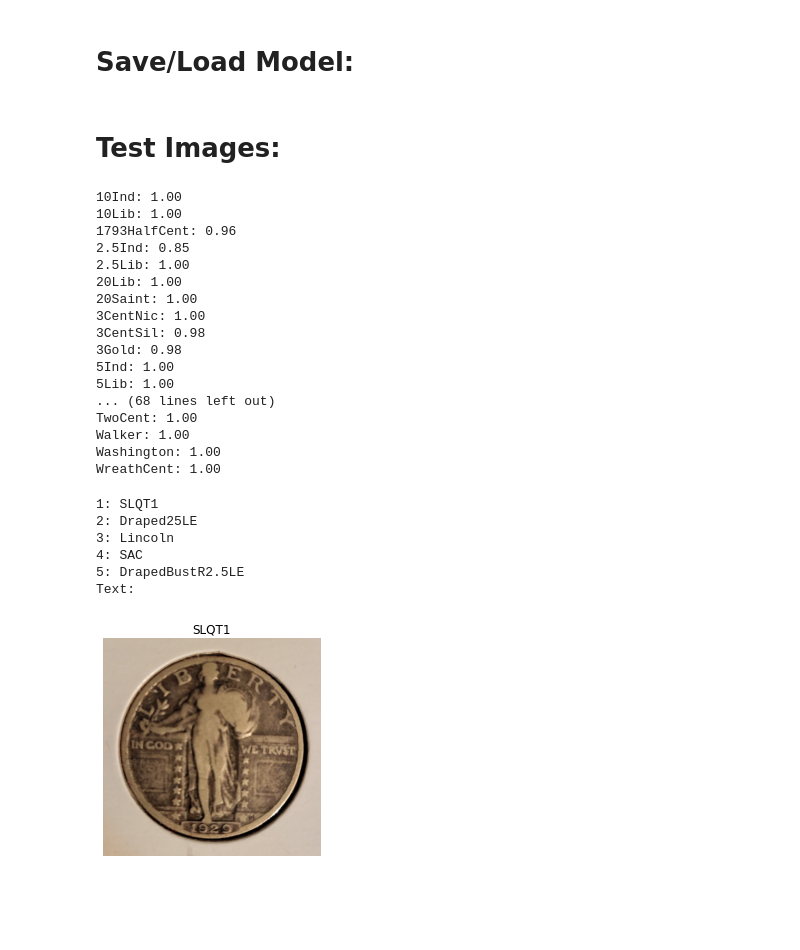
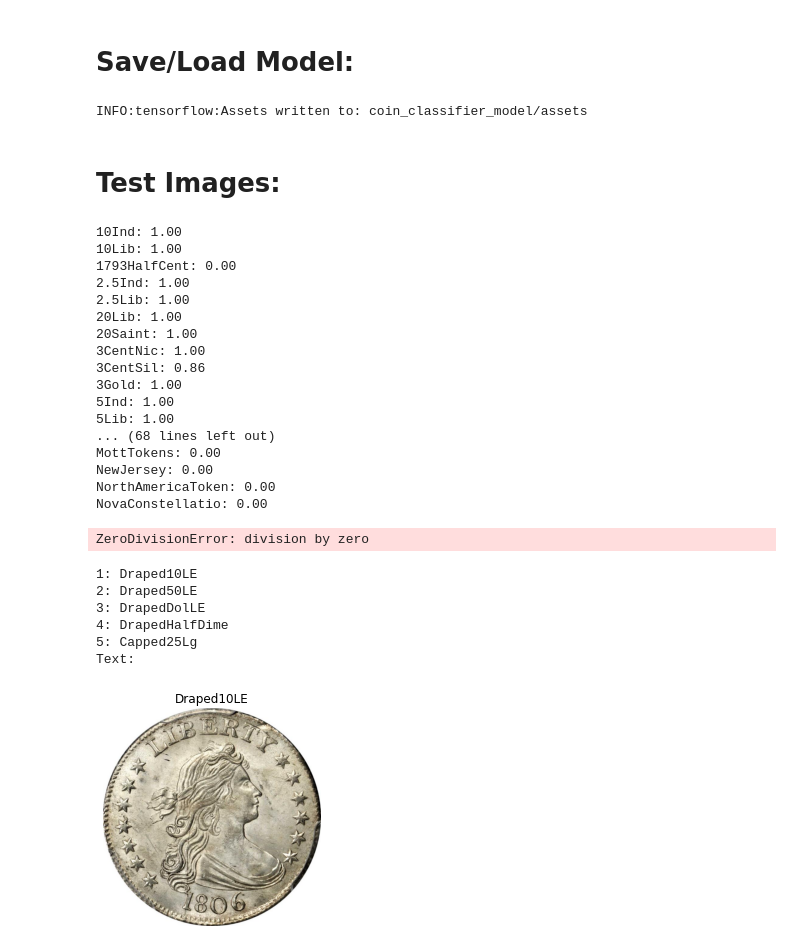
Before and after one commit to PScottZero/Numismatic, a Jupyter notebook: coin_classifier/coin_classifier.ipynb, the cells around one changed output. Drawn from its saved outputs; the diff is of its cells as text; code cells hidden in the pictures; blank space fills up the shorter version.

Commit message:
classifier work

```diff
--- a/coin_classifier/coin_classifier.ipynb
+++ b/coin_classifier/coin_classifier.ipynb
@@ -35,29 +35,13 @@ if '.DS_Store' in labels:
   labels.remove('.DS_Store')
 
 dataset = preprocessing.image_dataset_from_directory(
-  'images/',
+  'images1/',
   labels="inferred",
   label_mode="int",
   class_names=None,
   color_mode="rgb",
   batch_size=64,
   image_size=(500, 500),
-  validation_split=0.1,
-  subset="training",
-  seed=32,
-  shuffle=True
-)
-dataset_val = preprocessing.image_dataset_from_directory(
-  'images/',
-  labels="inferred",
-  label_mode="int",
-  class_names=None,
-  color_mode="rgb",
-  batch_size=64,
-  image_size=(500, 500),
-  validation_split=0.1,
-  subset="training",
-  seed=32,
   shuffle=True
 )
 dataset = dataset.map(lambda image, label: (image / 255.0, label))
@@ -112,5 +95,5 @@ _________________________________________________________________
 # Train Model:
 # %%
 model.compile(optimizer='adam', loss=losses.SparseCategoricalCrossentropy(from_logits=True), metrics=['accuracy'])
-model.fit(dataset, epochs=1)
+model.fit(dataset, epochs=6)
 # %% [output]
@@ -119,8 +113,10 @@ model.fit(dataset, epochs=1)
 # %% [markdown]
 # Save/Load Model:
 # %%
-# model.save('coin_classifier_model')
-model = models.load_model('coin_classifier_model')
+model.save('coin_classifier_model')
+# model = models.load_model('coin_classifier_model')
+# %% [output]
+INFO:tensorflow:Assets written to: coin_classifier_model/assets
 # %% [markdown]
 # Test Images:
 # %%
@@ -142,48 +138,49 @@ for label, count in correct.items():
 # %% [output]
 10Ind: 1.00
 10Lib: 1.00
-1793HalfCent: 0.96
-2.5Ind: 0.85
+1793HalfCent: 0.00
+2.5Ind: 1.00
 2.5Lib: 1.00
 20Lib: 1.00
 20Saint: 1.00
 3CentNic: 1.00
-3CentSil: 0.98
-3Gold: 0.98
+3CentSil: 0.86
+3Gold: 1.00
 5Ind: 1.00
 5Lib: 1.00
 ... (68 lines left out)
-TwoCent: 1.00
-Walker: 1.00
-Washington: 1.00
-WreathCent: 1.00
+MottTokens: 0.00
+NewJersey: 0.00
+NorthAmericaToken: 0.00
+NovaConstellatio: 0.00
+ZeroDivisionError: division by zero
 # %%
-img = Image.open('test4.jpg')
+img = Image.open('test13.jpg')
 img = img.resize(size=(500, 500))
 img_data = np.divide(preprocessing.image.img_to_array(img), 255.0)
 
 # X, y = next(dataset.as_numpy_iterator())
 # img_data = X[0]
 # print('True: %s' % labels[y[0]])
 
 img_dataset = tf.data.Dataset.from_tensors([img_data])
 prediction = model.predict(img_dataset)[0]
 plt.title(labels[np.argmax(prediction)])
 plt.axis('off')
 plt.imshow(img_data)
 ranked = np.argsort(prediction)
 print('1: %s' % labels[ranked[-1]])
 print('2: %s' % labels[ranked[-2]])
 print('3: %s' % labels[ranked[-3]])
 print('4: %s' % labels[ranked[-4]])
 print('5: %s' % labels[ranked[-5]])
 
 print('Text: %s' % pytesseract.image_to_string(img))
 # %% [output]
-1: SLQT1
-2: Draped25LE
-3: Lincoln
-4: SAC
-5: DrapedBustR2.5LE
+1: Draped10LE
+2: Draped50LE
+3: DrapedDolLE
+4: DrapedHalfDime
+5: Capped25Lg
 Text:
-[figure, old version]
+[figure, new version]
```
Also changed, not shown: parts of 4 cells of this notebook, 12 other files.
